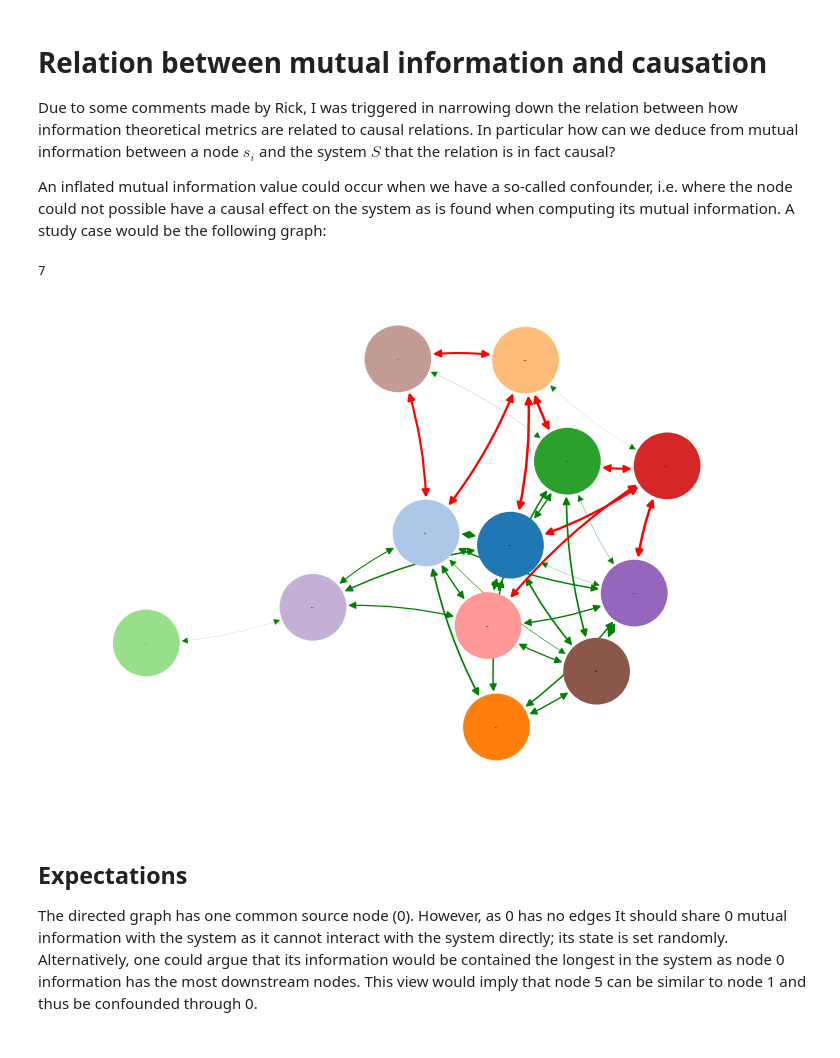
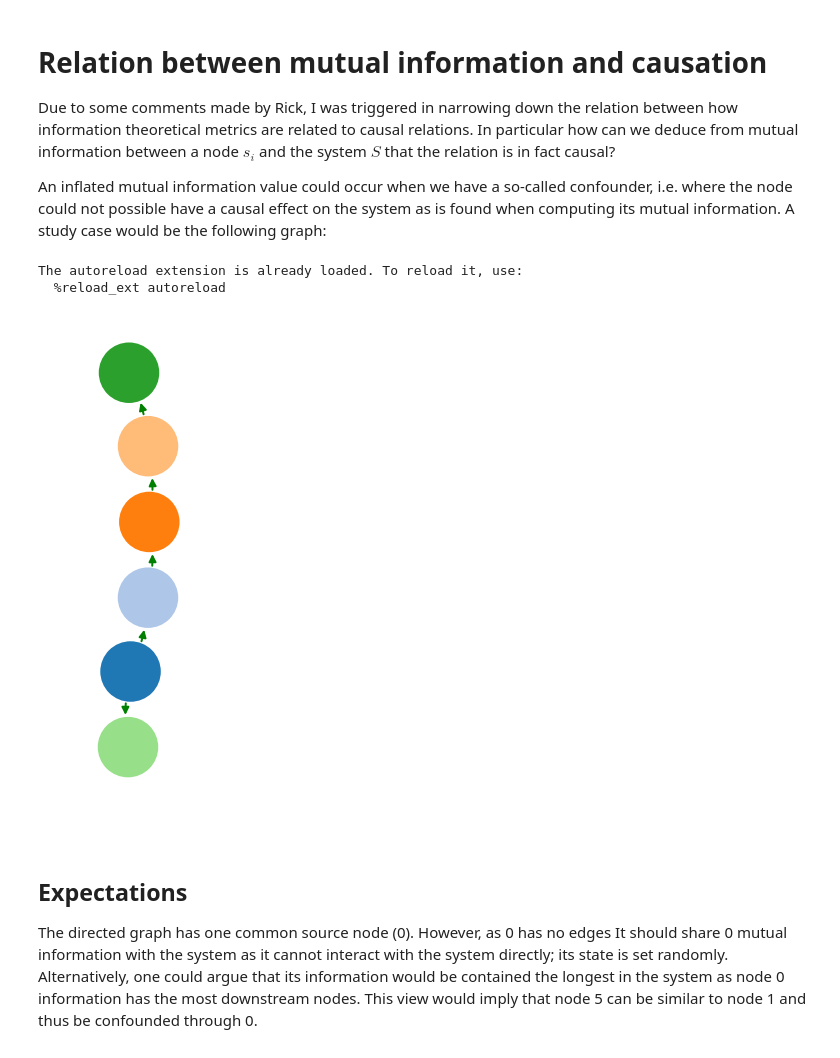
Before and after one commit to cvanelteren/information_impact, a Jupyter notebook: Notebooks/Advanced_example.ipynb, the cells around one changed output. Cells and saved outputs as stored; diff of their text form; code cells hidden in the pictures.

```diff
--- a/Notebooks/Advanced_example.ipynb
+++ b/Notebooks/Advanced_example.ipynb
@@ -7,34 +7,30 @@ Due to some comments made by Rick, I was triggered in narrowing down the relatio
 An inflated mutual information value could occur when we have a so-called confounder, i.e. where the node could not possible have a causal effect on the system as is found when computing its mutual information.
 A study case would be the following graph:
 # %%
+%load_ext autoreload
+%autoreload 2
 import sys
-sys.path.insert(0, '../')
+sys.path.insert(0, '../') # python should allow for better imports..
 import networkx as nx
 from Utils import plotting as plotz, IO
 import matplotlib.pyplot as plt, numpy as np
 plt.style.use('seaborn-poster')
-# graph = nx.path_graph(5)
-graph = nx.path_graph(3, nx.DiGraph()) # directed
-# graph.add_edges_from([(0,5), (5,6)])
-graph = nx.barabasi_albert_graph(20, 2)
-graph = nx.krackhardt_kite_graph()
+graph = nx.path_graph(5)
+graph = nx.path_graph(5, nx.DiGraph()) # directed
+graph.add_edges_from([(0,5)])
+# graph.add_edge(0,0)
 
-dataDir = 'Psycho' # relative path careful
-df    = IO.readCSV(f'../{dataDir}/Graph_min1_1.csv', header = 0, index_col = 0)
-h     = IO.readCSV(f'../{dataDir}/External_min1_1.csv', header = 0, index_col = 0)
-graph   = nx.from_pandas_adjacency(df)
-attr = {}
-for node, row in h.iterrows():
-    attr[node] = dict(H = row['externalField'], nudges = 0)
-nx.set_node_attributes(graph, attr)
 pos = {i: np.array(j) * .08 for i, j in nx.nx_agraph.graphviz_layout(graph, prog = 'neato').items()}
 fig, ax = plt.subplots()
-plotz.addGraphPretty(graph, ax = ax, positions = pos)
+plotz.addGraphPretty(graph, ax = ax, positions = pos, annotate = dict(annotate = False))
 ax.axis('off')
+
+# fig.savefig('../../thesis/presentation/kite.eps')
 fig.show()
 # %% [output]
-7
+The autoreload extension is already loaded. To reload it, use:
+  %reload_ext autoreload
-[figure, old version]
+[figure, new version]
 # %% [markdown]
 ## Expectations
 
```
Also changed, not shown: parts of 6 cells of this notebook, 7 other files.
